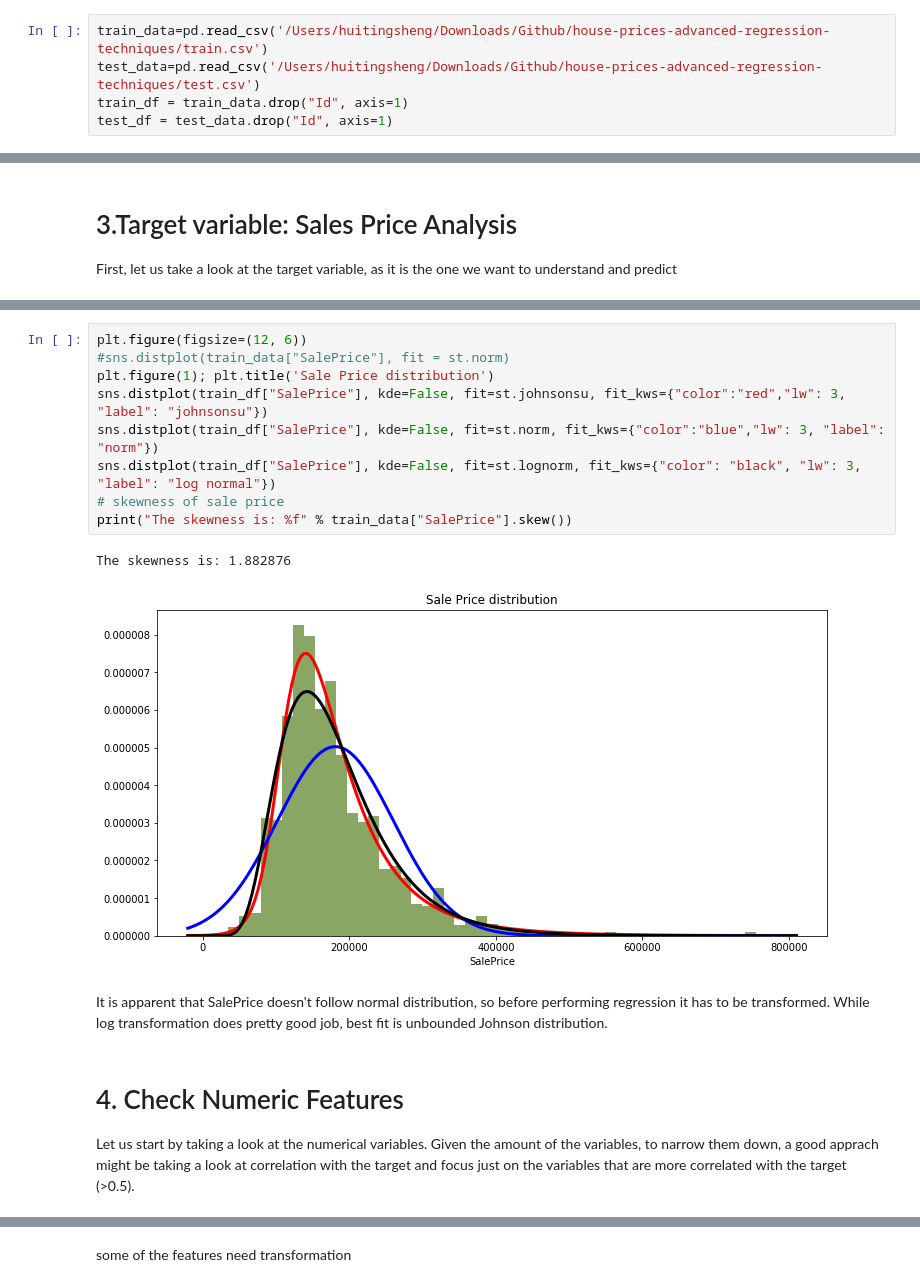
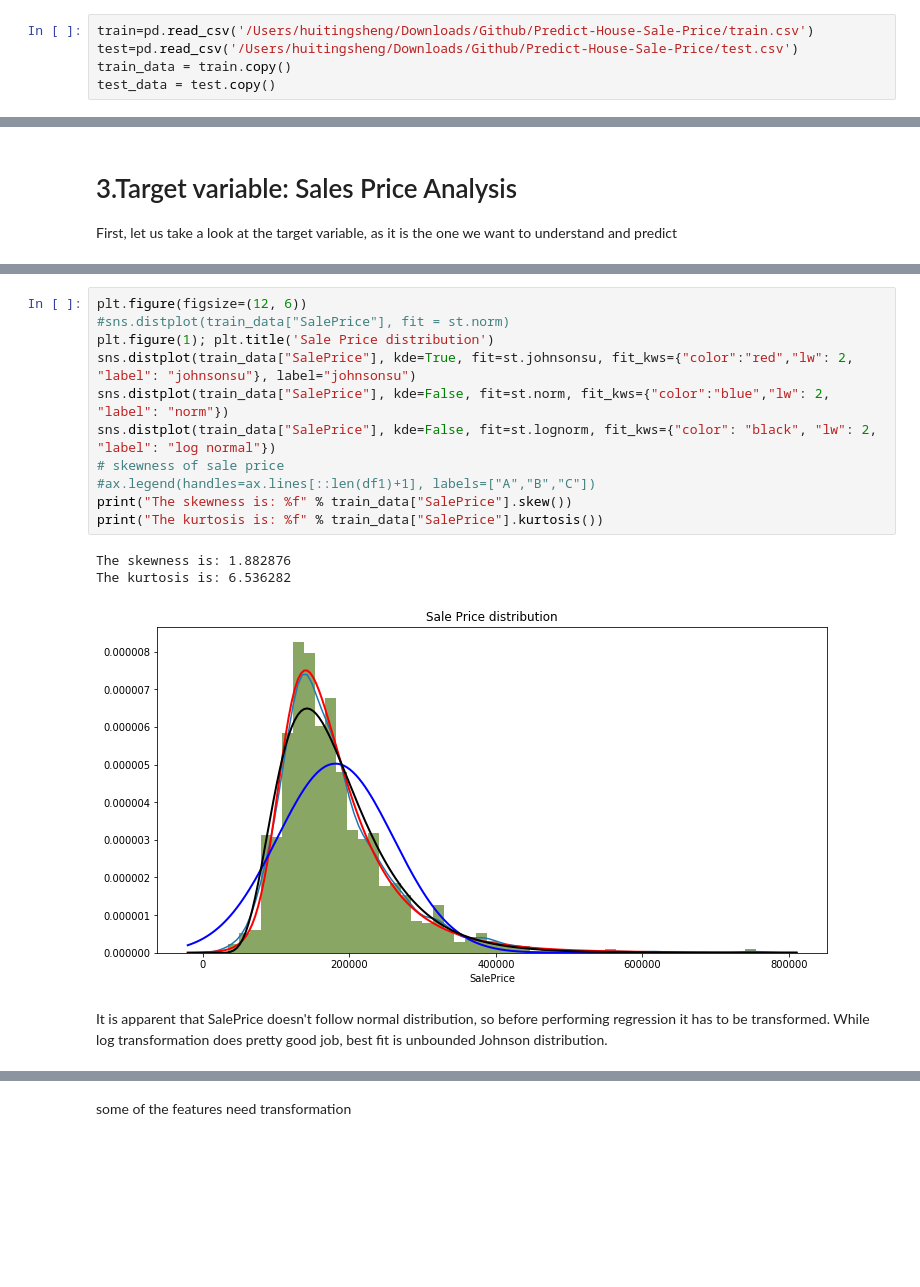
Before and after one commit to HuitingSheng/Predict-House-Sale-Price, a Jupyter notebook: Predict_House_Sale_Price.ipynb, the cells around one changed output, grey strips where cells are left out. Drawn from its saved outputs; the diff is of its cells as text; blank space fills up the shorter version.

```diff
--- a/Predict_House_Sale_Price.ipynb
+++ b/Predict_House_Sale_Price.ipynb
@@ -23,8 +24,8 @@ sns.set
 # %% [markdown]
 # 2. Data Loading
 # %%
-train_data=pd.read_csv('/Users/huitingsheng/Downloads/Github/house-prices-advanced-regression-techniques/train.csv')
-test_data=pd.read_csv('/Users/huitingsheng/Downloads/Github/house-prices-advanced-regression-techniques/test.csv')
-train_df = train_data.drop("Id", axis=1)
-test_df = test_data.drop("Id", axis=1)
+train=pd.read_csv('/Users/huitingsheng/Downloads/Github/Predict-House-Sale-Price/train.csv')
+test=pd.read_csv('/Users/huitingsheng/Downloads/Github/Predict-House-Sale-Price/test.csv')
+train_data = train.copy()
+test_data = test.copy()
 # %%
@@ -100,18 +89,17 @@ Name: SalePrice, dtype: float64
 # %%
 plt.figure(figsize=(12, 6))
 #sns.distplot(train_data["SalePrice"], fit = st.norm)
 plt.figure(1); plt.title('Sale Price distribution')
-sns.distplot(train_df["SalePrice"], kde=False, fit=st.johnsonsu, fit_kws={"color":"red","lw": 3, "label": "johnsonsu"})
-sns.distplot(train_df["SalePrice"], kde=False, fit=st.norm, fit_kws={"color":"blue","lw": 3, "label": "norm"})
-sns.distplot(train_df["SalePrice"], kde=False, fit=st.lognorm, fit_kws={"color": "black", "lw": 3, "label": "log normal"})
+sns.distplot(train_data["SalePrice"], kde=True, fit=st.johnsonsu, fit_kws={"color":"red","lw": 2, "label": "johnsonsu"}, label="johnsonsu")
+sns.distplot(train_data["SalePrice"], kde=False, fit=st.norm, fit_kws={"color":"blue","lw": 2, "label": "norm"})
+sns.distplot(train_data["SalePrice"], kde=False, fit=st.lognorm, fit_kws={"color": "black", "lw": 2, "label": "log normal"})
 # skewness of sale price
+#ax.legend(handles=ax.lines[::len(df1)+1], labels=["A","B","C"])
 print("The skewness is: %f" % train_data["SalePrice"].skew())
+print("The kurtosis is: %f" % train_data["SalePrice"].kurtosis())
 # %% [output]
 The skewness is: 1.882876
+The kurtosis is: 6.536282
-[figure, old version]
+[figure, new version]
 # %% [markdown]
 It is apparent that SalePrice doesn't follow normal distribution, so before performing regression it has to be transformed. While log transformation does pretty good job, best fit is unbounded Johnson distribution.
-# %% [markdown]
-# 4. Check Numeric Features
-
-Let us start by taking a look at the numerical variables. Given the amount of the variables, to narrow them down, a good apprach might be taking a look at correlation with the target and focus just on the variables that are more correlated with the target (>0.5).
```
Also changed, not shown: parts of 92 cells of this notebook.
